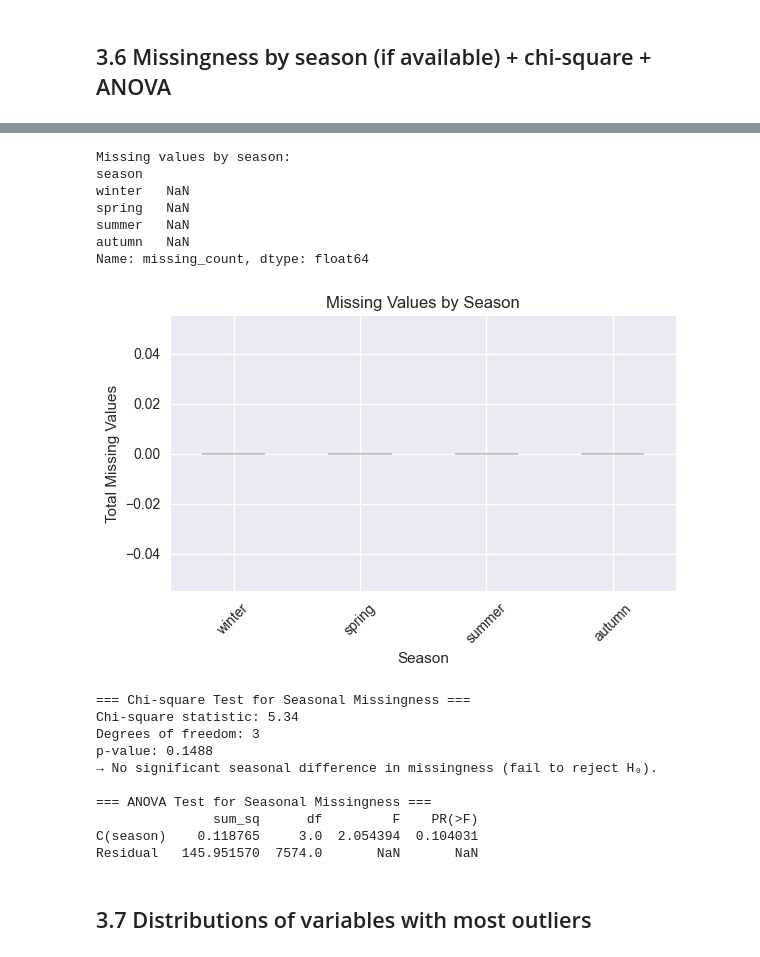
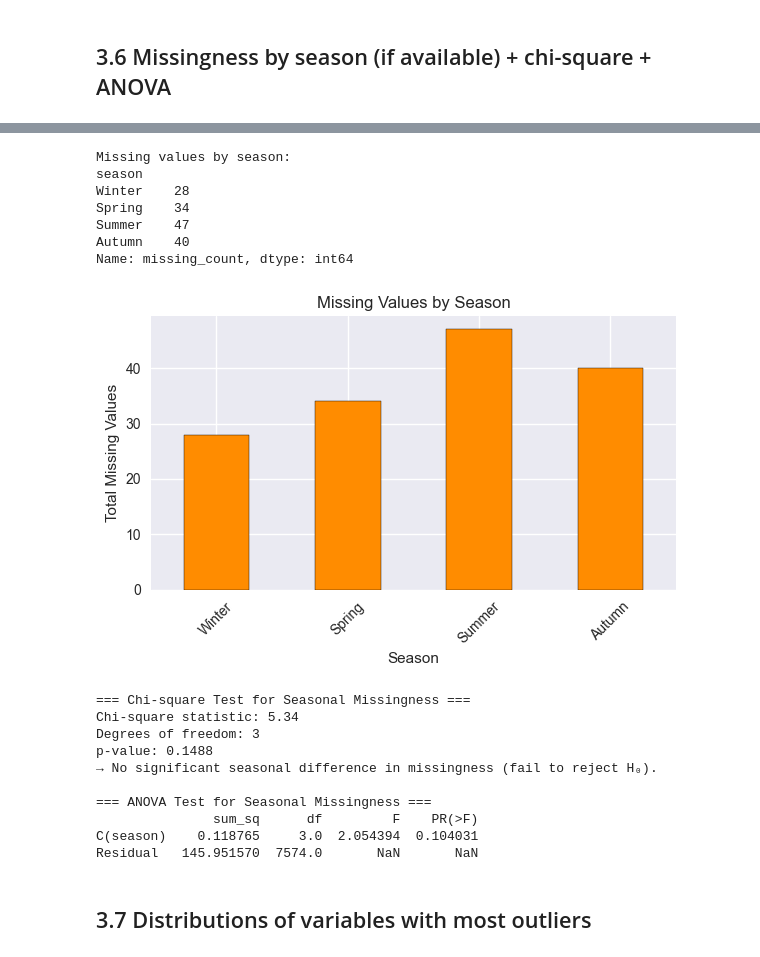
Before and after one commit to ivanldf13/MachineLearning2025, a Jupyter notebook: ML_Weather_Prediction/WF_V2.ipynb, the cells around one changed output, grey strips where cells are left out. Drawn from its saved outputs; the diff is of its cells as text; code cells hidden in the pictures.

```diff
--- a/ML_Weather_Prediction/WF_V2.ipynb
+++ b/ML_Weather_Prediction/WF_V2.ipynb
@@ -444,7 +454,7 @@ p-value: 0.1703
 # Assuming `train` is your DataFrame
 if "season" in train.columns:
     # Use lower-case if that's how season is coded in the data
-    season_order = ["winter", "spring", "summer", "autumn"]
+    season_order = ["Winter", "Spring", "Summer", "Autumn"]
 
     # Group by season and compute the total missing count
     missing_by_season = (
@@ -471,39 +481,39 @@ if "season" in train.columns:
     total_missing = missing_by_season_noorder.sum()
     n_seasons = len(missing_by_season_noorder)
     expected = [total_missing / n_seasons] * n_seasons
 
     chi2_stat = ((missing_by_season_noorder - expected) ** 2 / expected).sum()
     df_chi = n_seasons - 1
     p_value = 1 - chi2.cdf(chi2_stat, df=df_chi)
 
     print("=== Chi-square Test for Seasonal Missingness ===")
     print(f"Chi-square statistic: {chi2_stat:.2f}")
     print(f"Degrees of freedom: {df_chi}")
     print(f"p-value: {p_value:.4f}")
 
     if p_value < 0.05:
         print("→ Missingness differs significantly by season (reject H₀).")
     else:
         print("→ No significant seasonal difference in missingness (fail to reject H₀).")
 
     # ANOVA: does mean missing_count differ by season?
     model = ols("missing_count ~ C(season)", data=train).fit()
     anova_table = sm.stats.anova_lm(model, typ=2)
 
     print("\n=== ANOVA Test for Seasonal Missingness ===")
     print(anova_table)
 
 else:
     print("Column 'season' not found in 'train': skipping seasonal missingness analysis.")
 # %% [output]
 Missing values by season:
 season
-winter   NaN
-spring   NaN
-summer   NaN
-autumn   NaN
-Name: missing_count, dtype: float64
+Winter    28
+Spring    34
+Summer    47
+Autumn    40
+Name: missing_count, dtype: int64
-[figure, old version]
+[figure, new version]
 === Chi-square Test for Seasonal Missingness ===
 Chi-square statistic: 5.34
 Degrees of freedom: 3
```
Also changed, not shown: parts of 13 cells of this notebook, 1 other file.
